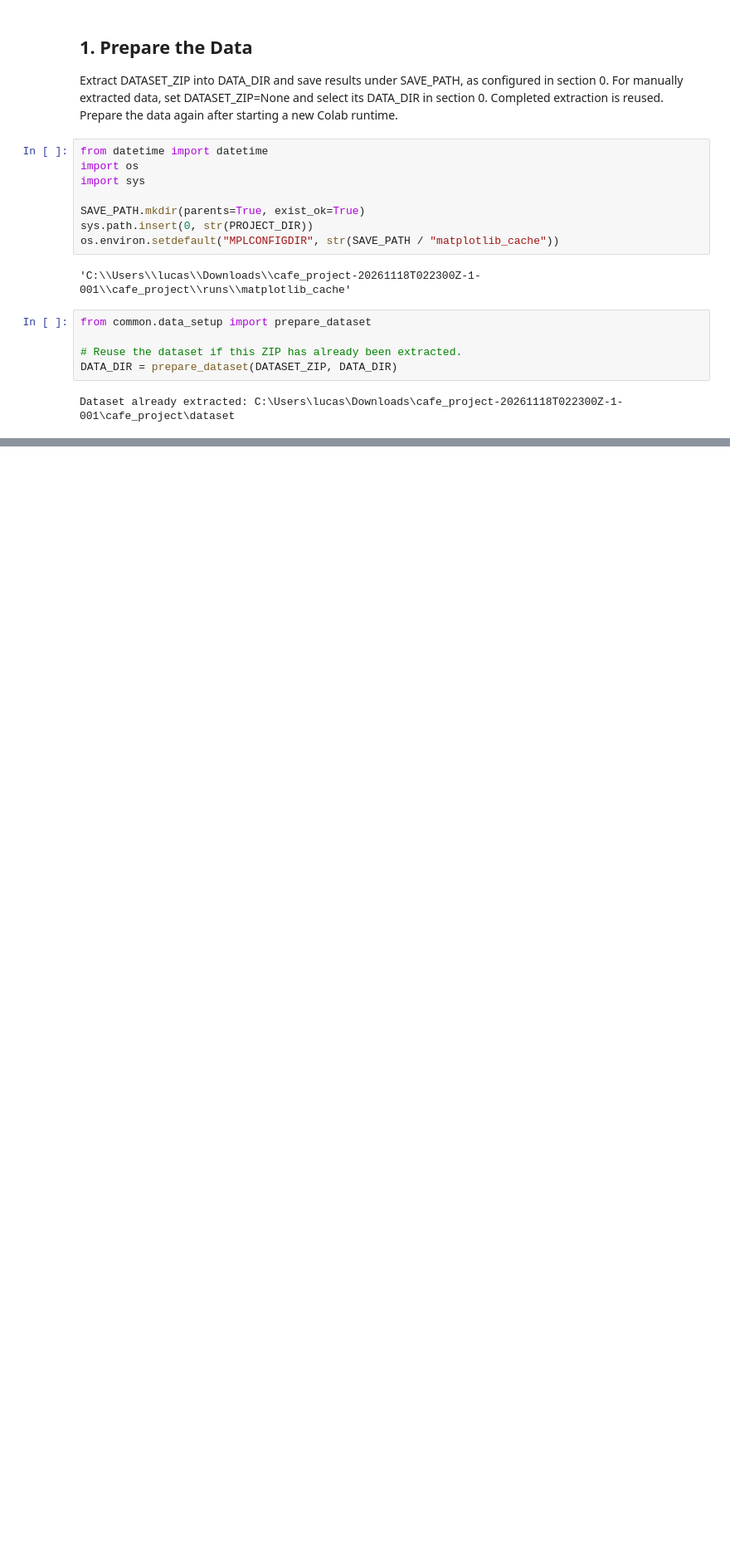
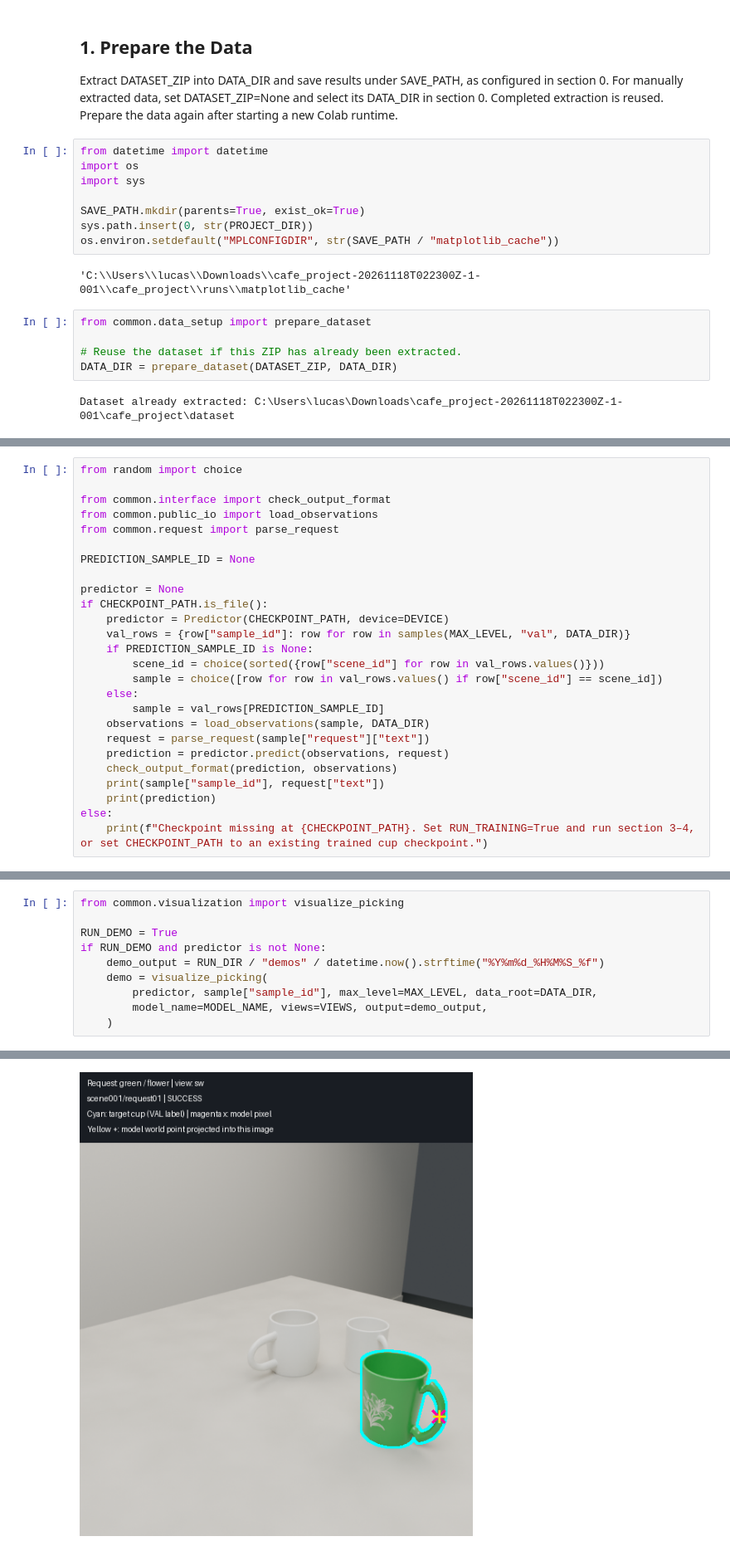
Before and after one commit to lucasroypicard/cafe_robot_hanyang, a Jupyter notebook: improved.ipynb, the cells around one changed output, grey strips where cells are left out. Shown at 83% size. Drawn from its saved outputs; the diff is of its cells as text; blank space fills up the shorter version.

Commit message:
Improved model implementation (baseline+yolo hybrid)

```diff
--- a/improved.ipynb
+++ b/improved.ipynb
@@ -301,0 +681,26 @@ class CupDataset(Dataset):
+# %%
+from random import choice
+
+from common.interface import check_output_format
+from common.public_io import load_observations
+from common.request import parse_request
+
+PREDICTION_SAMPLE_ID = None
+
+predictor = None
+if CHECKPOINT_PATH.is_file():
+    predictor = Predictor(CHECKPOINT_PATH, device=DEVICE)
+    val_rows = {row["sample_id"]: row for row in samples(MAX_LEVEL, "val", DATA_DIR)}
+    if PREDICTION_SAMPLE_ID is None:
+        scene_id = choice(sorted({row["scene_id"] for row in val_rows.values()}))
+        sample = choice([row for row in val_rows.values() if row["scene_id"] == scene_id])
+    else:
+        sample = val_rows[PREDICTION_SAMPLE_ID]
+    observations = load_observations(sample, DATA_DIR)
+    request = parse_request(sample["request"]["text"])
+    prediction = predictor.predict(observations, request)
+    check_output_format(prediction, observations)
+    print(sample["sample_id"], request["text"])
+    print(prediction)
+else:
+    print(f"Checkpoint missing at {CHECKPOINT_PATH}. Set RUN_TRAINING=True and run section 3–4, or set CHECKPOINT_PATH to an existing trained cup checkpoint.")
@@ -301,0 +733,11 @@ class CupDataset(Dataset):
+# %%
+from common.visualization import visualize_picking
+
+RUN_DEMO = True
+if RUN_DEMO and predictor is not None:
+    demo_output = RUN_DIR / "demos" / datetime.now().strftime("%Y%m%d_%H%M%S_%f")
+    demo = visualize_picking(
+        predictor, sample["sample_id"], max_level=MAX_LEVEL, data_root=DATA_DIR,
+        model_name=MODEL_NAME, views=VIEWS, output=demo_output,
+    )
+# %% [output]
@@ -301,0 +746 @@ class CupDataset(Dataset):
+[figure, added]
```
Also changed, not shown: parts of 28 cells of this notebook, 3 other files.
